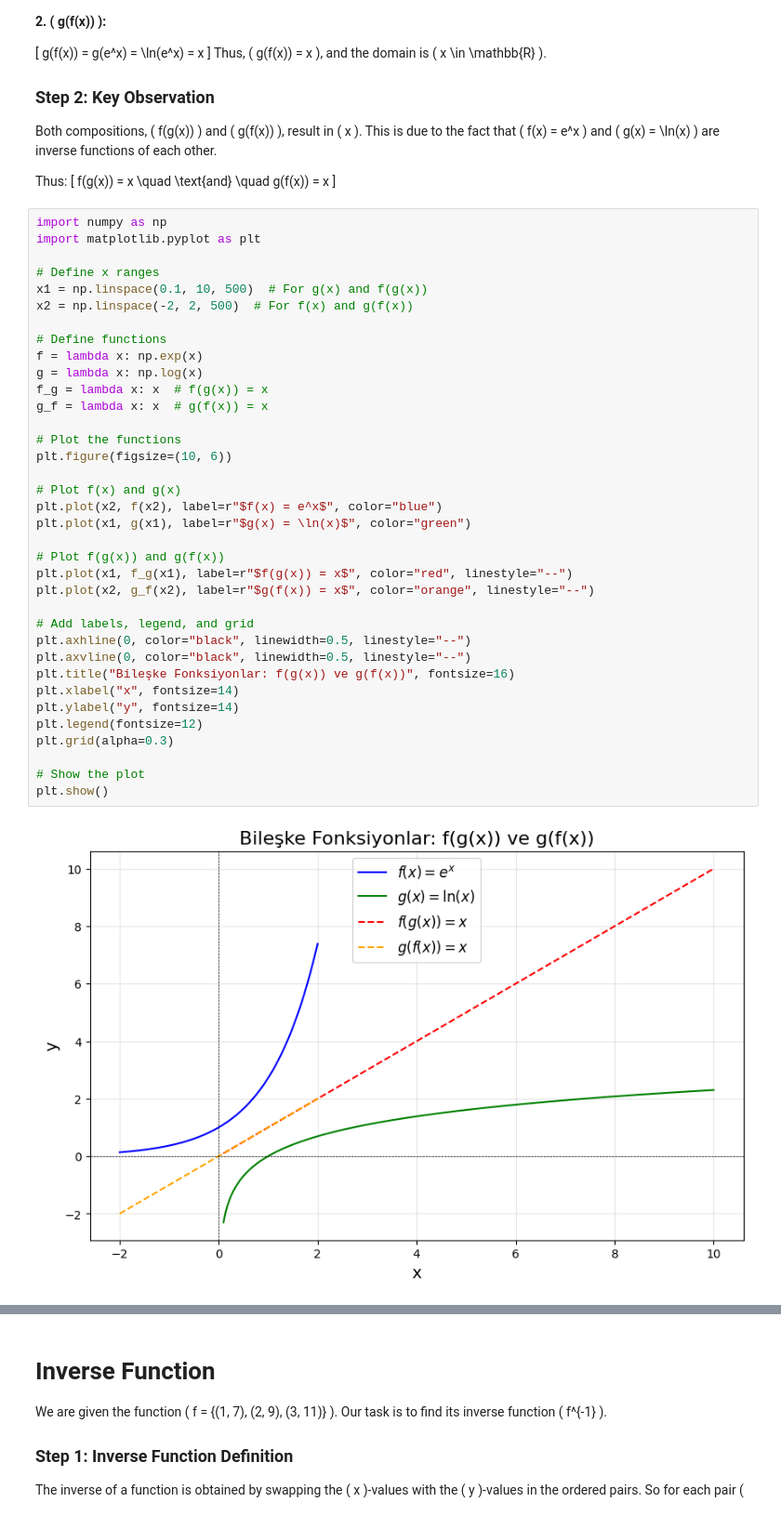
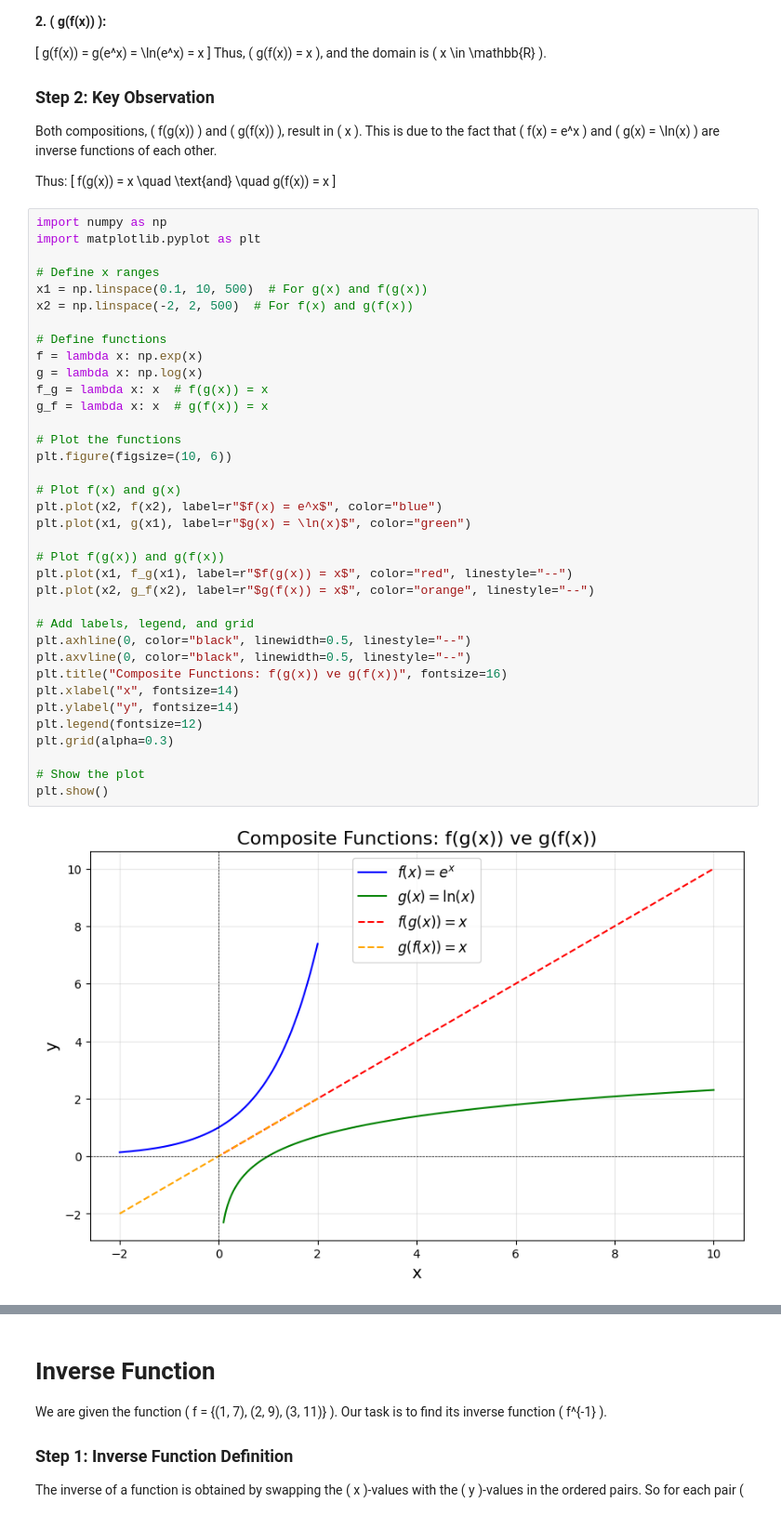
Before and after one commit to YahyaLendani/Math-2024-25-Winter, a Jupyter notebook: Notebooks_EN/03_Calculus/18_Functions.ipynb, the cells around one changed output, grey strips where cells are left out. Shown: that part at 93% size. Cells and saved outputs as stored; diff of their text form.

```diff
--- a/Notebooks_EN/03_Calculus/18_Functions.ipynb
+++ b/Notebooks_EN/03_Calculus/18_Functions.ipynb
@@ -175,33 +173,33 @@ x1 = np.linspace(0.1, 10, 500)  # For g(x) and f(g(x))
 x2 = np.linspace(-2, 2, 500)  # For f(x) and g(f(x))
 
 # Define functions
 f = lambda x: np.exp(x)
 g = lambda x: np.log(x)
 f_g = lambda x: x  # f(g(x)) = x
 g_f = lambda x: x  # g(f(x)) = x
 
 # Plot the functions
 plt.figure(figsize=(10, 6))
 
 # Plot f(x) and g(x)
 plt.plot(x2, f(x2), label=r"$f(x) = e^x$", color="blue")
 plt.plot(x1, g(x1), label=r"$g(x) = \ln(x)$", color="green")
 
 # Plot f(g(x)) and g(f(x))
 plt.plot(x1, f_g(x1), label=r"$f(g(x)) = x$", color="red", linestyle="--")
 plt.plot(x2, g_f(x2), label=r"$g(f(x)) = x$", color="orange", linestyle="--")
 
 # Add labels, legend, and grid
 plt.axhline(0, color="black", linewidth=0.5, linestyle="--")
 plt.axvline(0, color="black", linewidth=0.5, linestyle="--")
-plt.title("Bileşke Fonksiyonlar: f(g(x)) ve g(f(x))", fontsize=16)
+plt.title("Composite Functions: f(g(x)) ve g(f(x))", fontsize=16)
 plt.xlabel("x", fontsize=14)
 plt.ylabel("y", fontsize=14)
 plt.legend(fontsize=12)
 plt.grid(alpha=0.3)
 
 # Show the plot
 plt.show()
 # %% [output]
-[figure, old version]
+[figure, new version]
 # %% [markdown]
```
Also changed, not shown: parts of 7 cells of this notebook, 1 other file.
